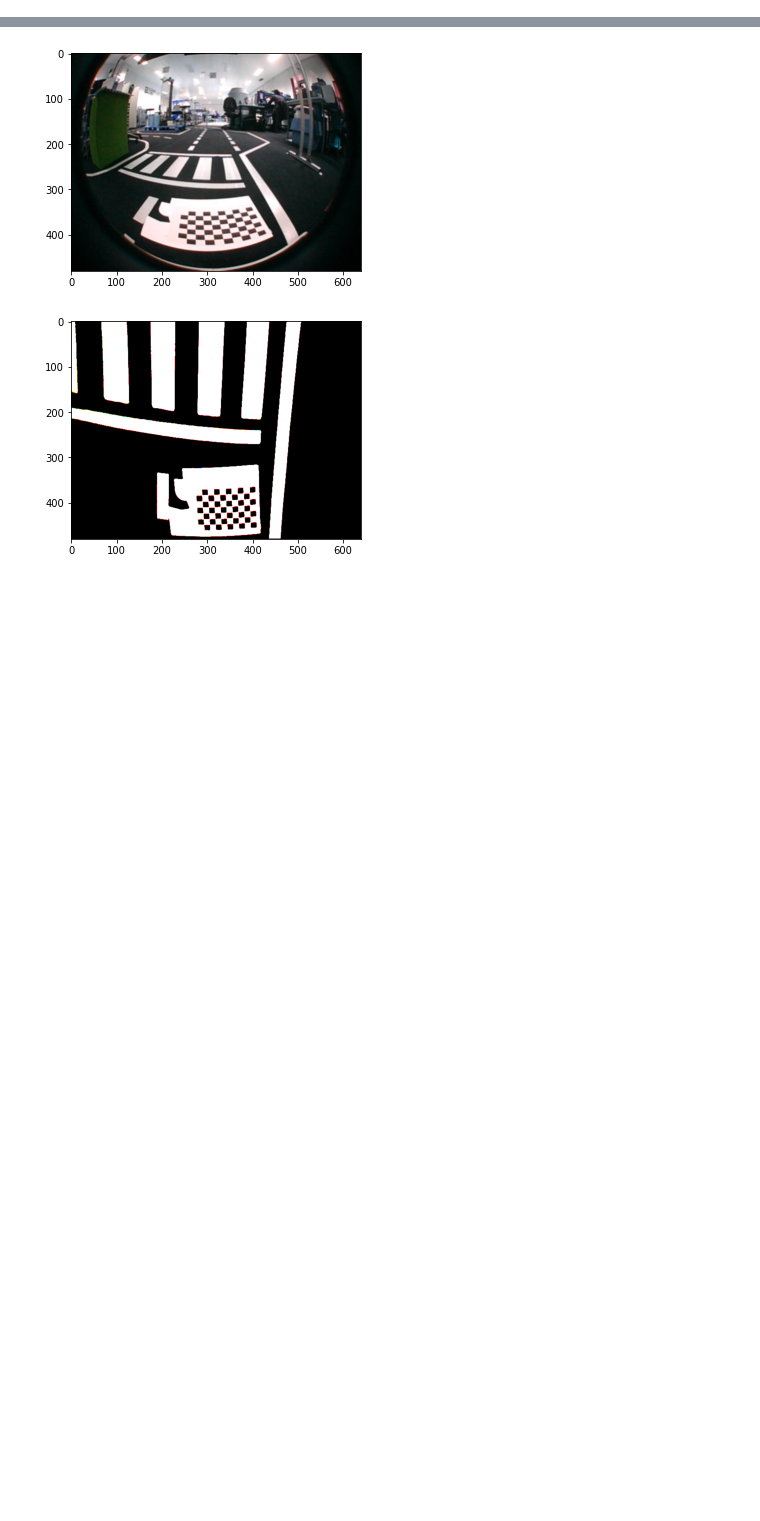
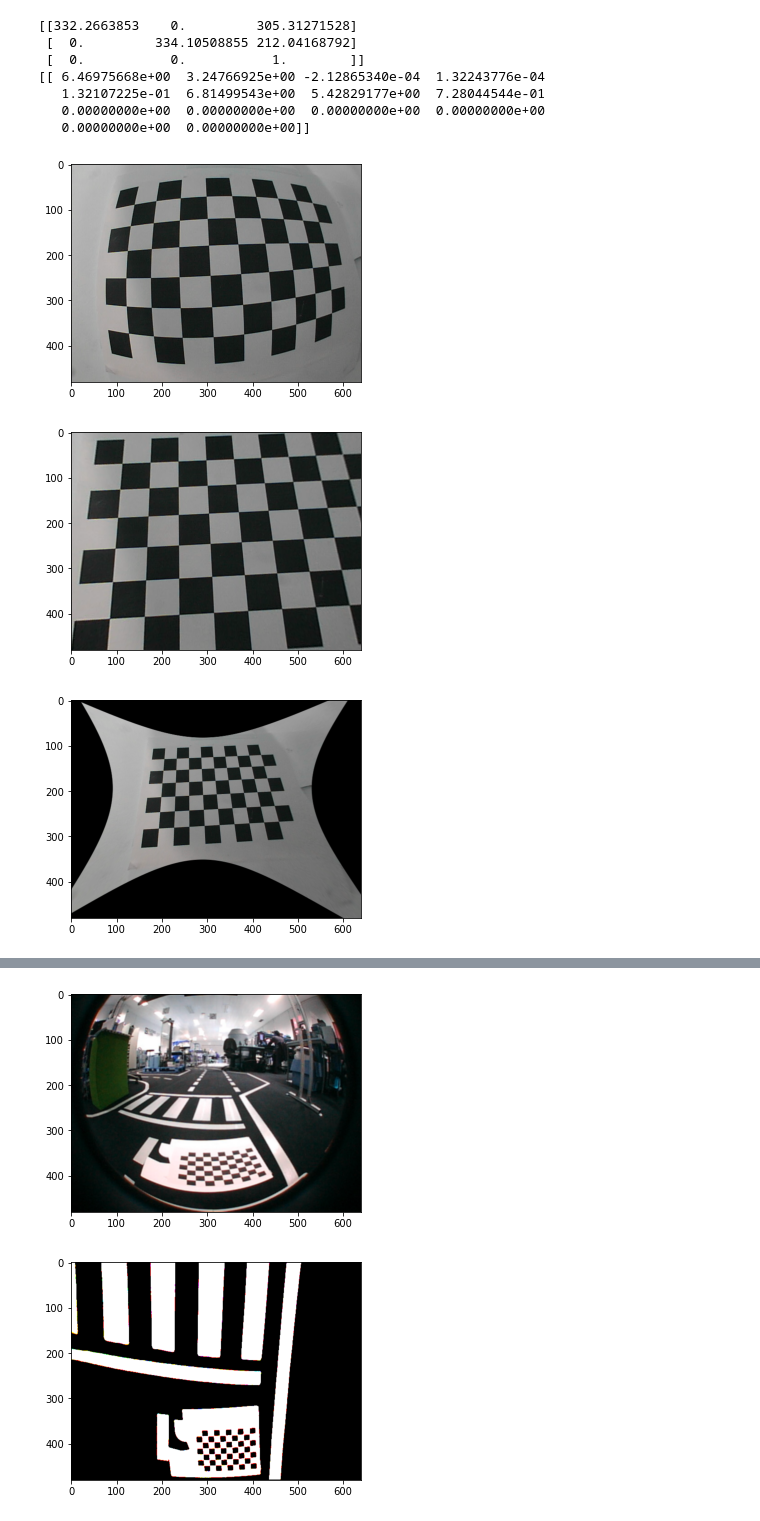
Before and after one commit to PedroMartins95/Calibration-BirdsEyeView4FisheyeLens, a Jupyter notebook: Calibration&BirdsEyeView.ipynb, the cells around one changed output, grey strips where cells are left out. Drawn from its saved outputs; the diff is of its cells as text; code cells hidden in the pictures; blank space fills up the shorter version.

```diff
--- a/Calibration&BirdsEyeView.ipynb
+++ b/Calibration&BirdsEyeView.ipynb
@@ -2,0 +19,80 @@
+# %%
+import numpy as np
+from cv2 import cv2
+import glob
+import csv
+import os.path
+import xlrd
+
+from mpl_toolkits.mplot3d import Axes3D
+import matplotlib.pyplot as plt
+
+# Chessboard sizes
+CHECKERBOARD_SIZE = (9,6)
+CHECKERBOARD_SIDE_SIZE = 25.4
+
+# termination criteria
+criteria = (cv2.TERM_CRITERIA_EPS + cv2.TERM_CRITERIA_MAX_ITER, 30, 0.001)
+
+# prepare object points, like (0,0,0), (1,0,0), (2,0,0) ....,(6,5,0)
+objp = np.zeros((1, CHECKERBOARD[0]*CHECKERBOARD[1], 3), np.float32)
+objp[0,:,:2] = CHECKERBOARD_SIDE_SIZE * \
+np.mgrid[0:CHECKERBOARD_SIZE[0], 0:CHECKERBOARD_SIZE[1]].T.reshape(-1, 2)
+
+
+# Arrays to store object points and image points from all the images.
+objpoints = [] # 3d point in real world space
+imgpoints = [] # 2d points in image plane.
+
+# All the images must to have the same size for calibration
+images = glob.glob('Normal_Images/*.jpg')
+
+for fname in images:
+
+    img = cv2.imread(fname)
+    gray = cv2.cvtColor(img,cv2.COLOR_BGR2GRAY)
+
+    # Find the chess board corners
+    ret, corners = cv2.findChessboardCorners(gray, CHECKERBOARD_SIZE,None)
+
+    if ret == True:
+        objpoints.append(objp)
+
+        corners2 = cv2.cornerSubPix(gray,corners,(11,11),(-1,-1),criteria)
+        imgpoints.append(corners2)
+
+        # Draw and display the corners
+          #img = cv2.drawChessboardCorners(img, CHECKERBOARD_SIZE, corners2,ret)
+          #cv2.imshow('img',img)
+
+flags=cv2.CALIB_RATIONAL_MODEL
+ret, K, D, rvecs, tvecs, stdDeviationsIntrinsics, stdDeviationsExtrinsics, perViewErrors = cv2.calibrateCameraExtended(objpoints, imgpoints, gray.shape[::-1],None,None,None,None,None,None,None,flags)
+
+print(K)
+print(D)
+
+img =cv2.imread("Normal_Images/65.jpg")
+new_K, roi=cv2.getOptimalNewCameraMatrix(K,D,gray.shape[::-1],1,gray.shape[::-1])
+
+# Undistort
+undistorted_img1 = cv2.undistort(img, K, D, None, None)
+mapx,mapy = cv2.initUndistortRectifyMap(K,D,None,new_K,gray.shape[::-1],5)
+undistorted_img2 = cv2.remap(img,mapx,mapy,cv2.INTER_LINEAR)
+
+plt.imshow(img)
+plt.show()
+plt.imshow(undistorted_img1)
+plt.show()
+plt.imshow(undistorted_img2)
+plt.show()
+# %% [output]
+[[332.2663853    0.         305.31271528]
+ [  0.         334.10508855 212.04168792]
+ [  0.           0.           1.        ]]
+[[ 6.46975668e+00  3.24766925e+00 -2.12865340e-04  1.32243776e-04
+   1.32107225e-01  6.81499543e+00  5.42829177e+00  7.28044544e-01
+   0.00000000e+00  0.00000000e+00  0.00000000e+00  0.00000000e+00
+   0.00000000e+00  0.00000000e+00]]
+[figure, added]
+[figure, added]
+[figure, added]
```
Also changed, not shown: parts of 9 cells of this notebook.
